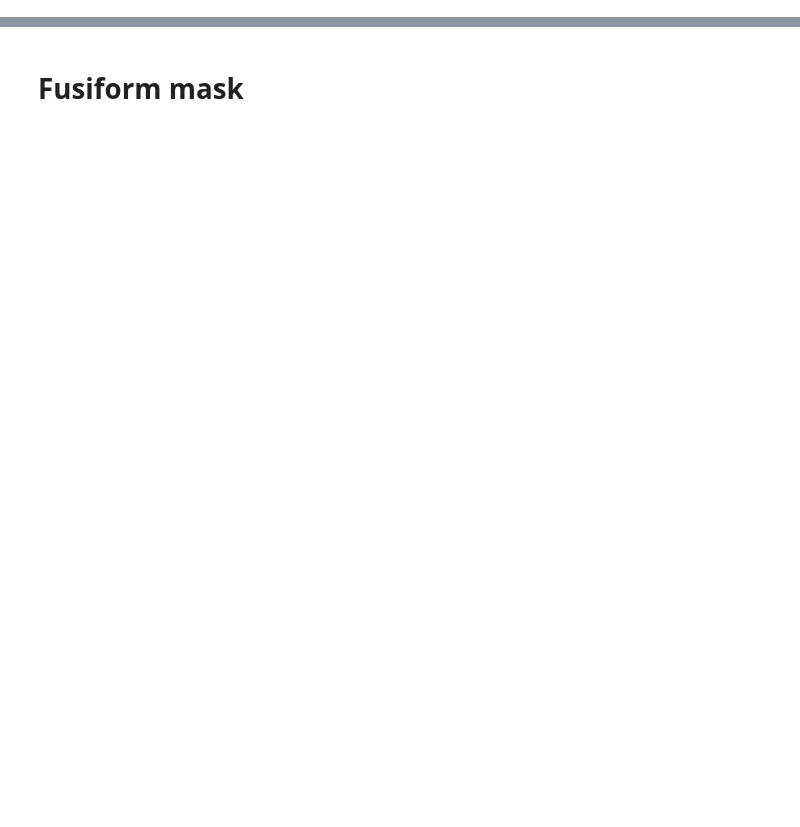
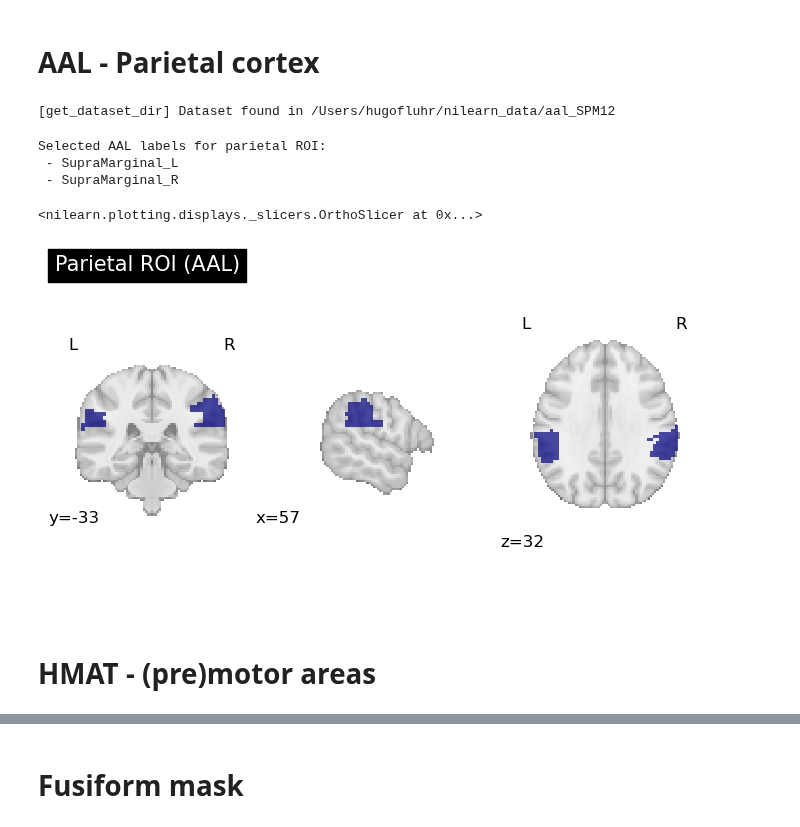
Before and after one commit to hugofluhr/learning-habits-analysis, a Jupyter notebook: notebooks/ROI_masks.ipynb, the cells around one changed output, grey strips where cells are left out. Cells and saved outputs as stored; diff of their text form; code cells hidden in the pictures; blank space fills up the shorter version.

```diff
--- a/notebooks/ROI_masks.ipynb
+++ b/notebooks/ROI_masks.ipynb
@@ -3,0 +31,46 @@ from nilearn.plotting import plot_stat_map, plot_roi
+# %% [markdown]
+# AAL - Parietal cortex
+# %%
+from nilearn.datasets import fetch_atlas_aal
+aal = fetch_atlas_aal()
+# %% [output]
+[get_dataset_dir] Dataset found in /Users/hugofluhr/nilearn_data/aal_SPM12
+# %%
+aal_img = load_img(aal['maps'])
+labels = aal['labels']
+indices = list(aal['indices'])
+# %%
+parietal_name_fragments = [
+    #"Parietal_Sup",       # superior parietal (L/R)
+    #"Parietal_Inf",       # inferior parietal (L/R)
+    #"Postcentral",        # postcentral gyrus (primary somatosensory)
+    "SupraMarginal",      # supramarginal gyrus
+    #"Angular",            # angular gyrus
+    #"Precuneus"           # precuneus
+]
+# Map AAL label names to their values (nifti integers) when any fragment matches
+def is_parietal(name: str) -> bool:
+    return any(frag in name for frag in parietal_name_fragments)
+
+selected_label_values = [int(idx) for name, idx in zip(labels, indices) if is_parietal(name)]
+selected_label_names = [name for name in labels if is_parietal(name)]
+
+print("Selected AAL labels for parietal ROI:")
+for n in selected_label_names:
+    print(" -", n)
+# %% [output]
+Selected AAL labels for parietal ROI:
+ - SupraMarginal_L
+ - SupraMarginal_R
+# %%
+# Resampling:
+aal_resampled = resample_to_img(aal_img, ref_img, interpolation='nearest', force_resample=True, copy_header=True)
+# %%
+parietal_mask = np.isin(aal_resampled.get_fdata(), selected_label_values)
+parietal_mask = new_img_like(aal_resampled, parietal_mask.astype(np.uint8))
+plot_roi(parietal_mask, title="Parietal ROI (AAL)", draw_cross=False)
+# %% [output]
+<nilearn.plotting.displays._slicers.OrthoSlicer at 0x...>
+[figure, added]
+# %% [markdown]
+# HMAT - (pre)motor areas
```
Also changed, not shown: parts of 32 cells of this notebook.
